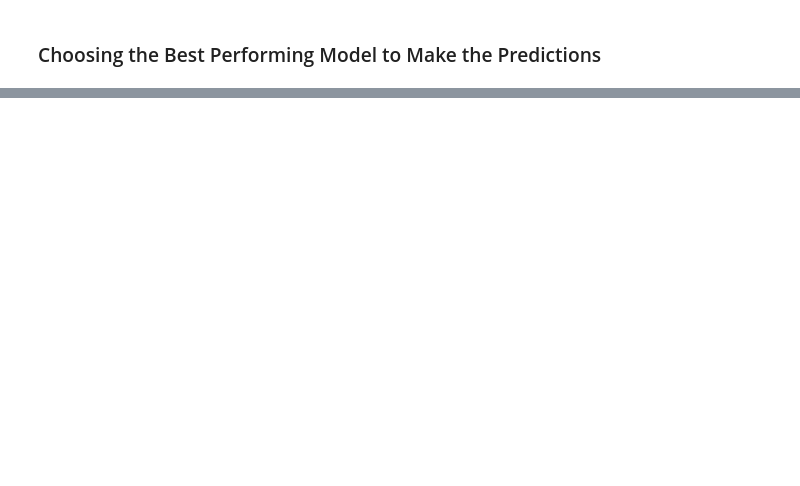
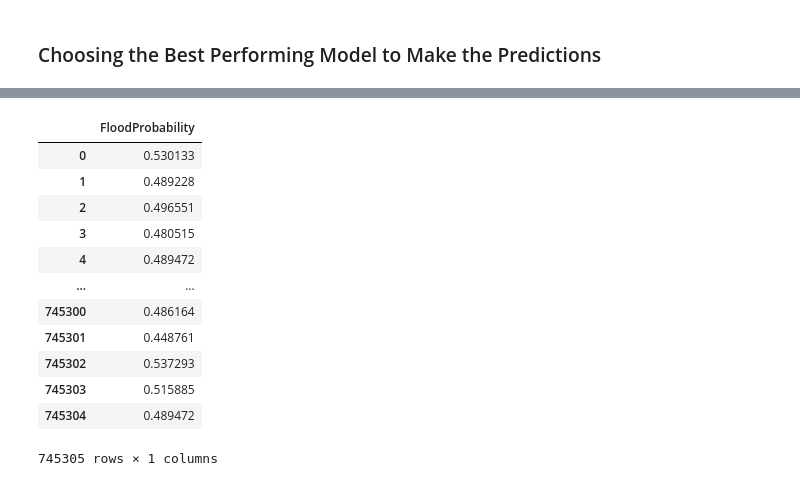
Before and after one commit to KartikeyBartwal/Flood-Estimation-Kaggle-Competition, a Jupyter notebook: Flood_Prediction.ipynb, the cells around one changed output, grey strips where cells are left out. Drawn from its saved outputs; the diff is of its cells as text; code cells hidden in the pictures; blank space fills up the shorter version.

```diff
--- a/Flood_Prediction.ipynb
+++ b/Flood_Prediction.ipynb
@@ -548,0 +549,37 @@ print("Outputs:", outputs)
+# %%
+from sklearn.ensemble import AdaBoostRegressor
+from sklearn.metrics import mean_squared_error, mean_absolute_error
+import numpy as np
+
+# Initialize the AdaBoost Regressor model
+ada_model = AdaBoostRegressor()
+
+# Train the AdaBoost Regressor model on the training data
+ada_model.fit(x_train, y_train)
+
+# Make predictions on the training set
+y_train_pred = ada_model.predict(x_train)
+
+# Make predictions on the test set
+y_test_pred = ada_model.predict(x_test)
+
+# Calculate RMSE, MSE, and MAE for training set
+rmse_train = np.sqrt(mean_squared_error(y_train, y_train_pred))
+mse_train = mean_squared_error(y_train, y_train_pred)
+mae_train = mean_absolute_error(y_train, y_train_pred)
+
+# Calculate RMSE, MSE, and MAE for test set
+rmse_test = np.sqrt(mean_squared_error(y_test, y_test_pred))
+mse_test = mean_squared_error(y_test, y_test_pred)
+mae_test = mean_absolute_error(y_test, y_test_pred)
+
+# Print the results
+print("Training set:")
+print("RMSE:", rmse_train)
+print("MSE:", mse_train)
+print("MAE:", mae_train)
+
+print("\nTest set:")
+print("RMSE:", rmse_test)
+print("MSE:", mse_test)
+print("MAE:", mae_test)
@@ -560,0 +627,16 @@ output_df = pd.DataFrame(df_test[["id"]] , outputs)
+# %%
+output_df
+# %% [output]
+|  | FloodProbability |
+| 0 | 0.530133 |
+| 1 | 0.489228 |
+| 2 | 0.496551 |
+| 3 | 0.480515 |
+| 4 | 0.489472 |
+| ... | ... |
+| 745300 | 0.486164 |
+| 745301 | 0.448761 |
+| 745302 | 0.537293 |
+| 745303 | 0.515885 |
+| 745304 | 0.489472 |
+745305 rows × 1 columns
```
Also changed, not shown: parts of 13 cells of this notebook.
